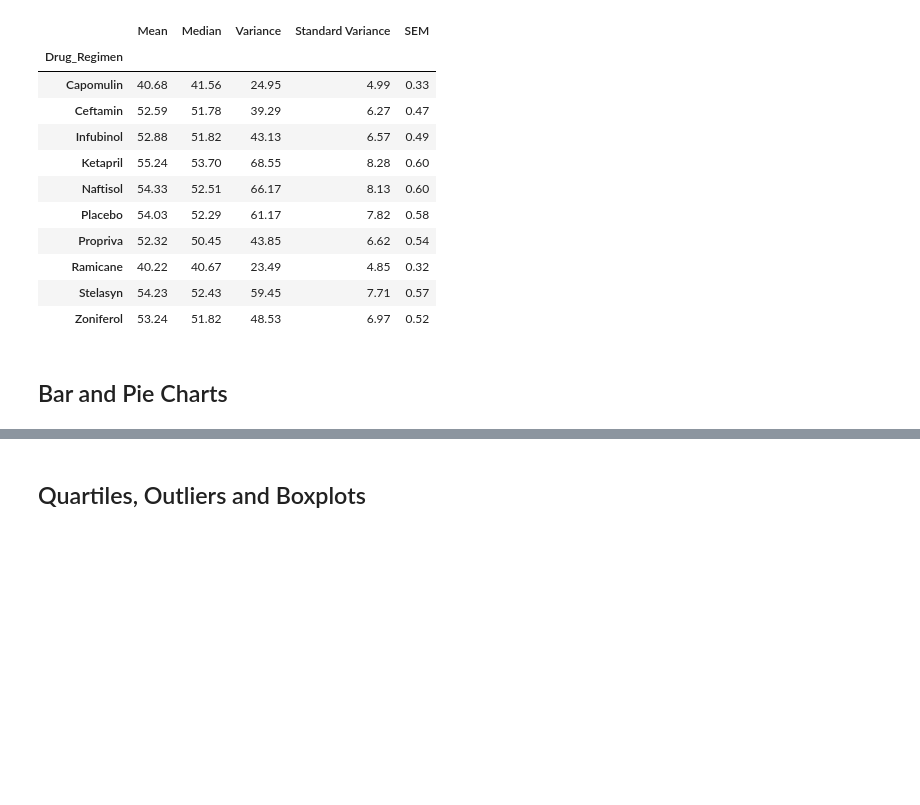
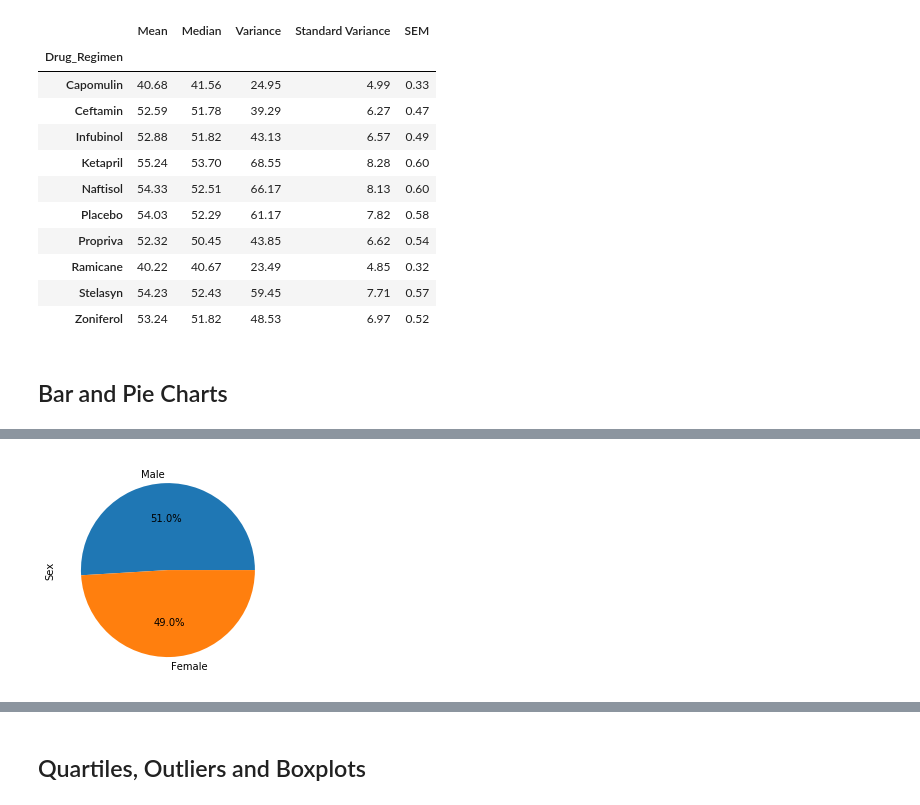
Before and after one commit to charlim26/matplotlib-challenge, a Jupyter notebook: Pymaceuticals/main3.ipynb, the cells around one changed output, grey strips where cells are left out. Cells and saved outputs as stored; diff of their text form; code cells hidden in the pictures; blank space fills up the shorter version.

```diff
--- a/Pymaceuticals/main3.ipynb
+++ b/Pymaceuticals/main3.ipynb
@@ -324,2 +332,7 @@ regimen = pd.unique(pharma_final_df["Drug_Regimen"].tolist())
+# %%
+gender_count.plot(kind ="pie", autopct = "%1.1f%%")
+plt.show()
+# %% [output]
+[figure, added]
 # %%
 # Generate a pie plot showing the distribution of female versus male mice using pyplot
```
Also changed, not shown: parts of 18 cells of this notebook.
